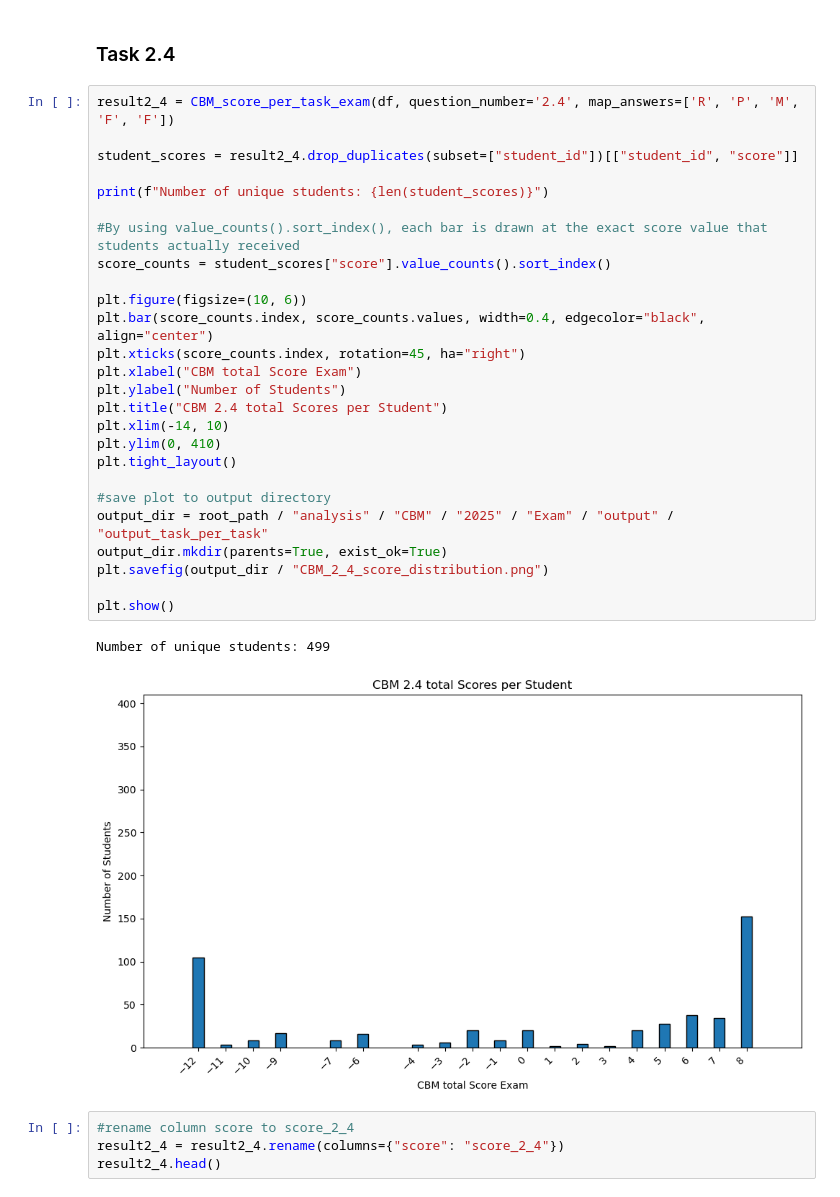
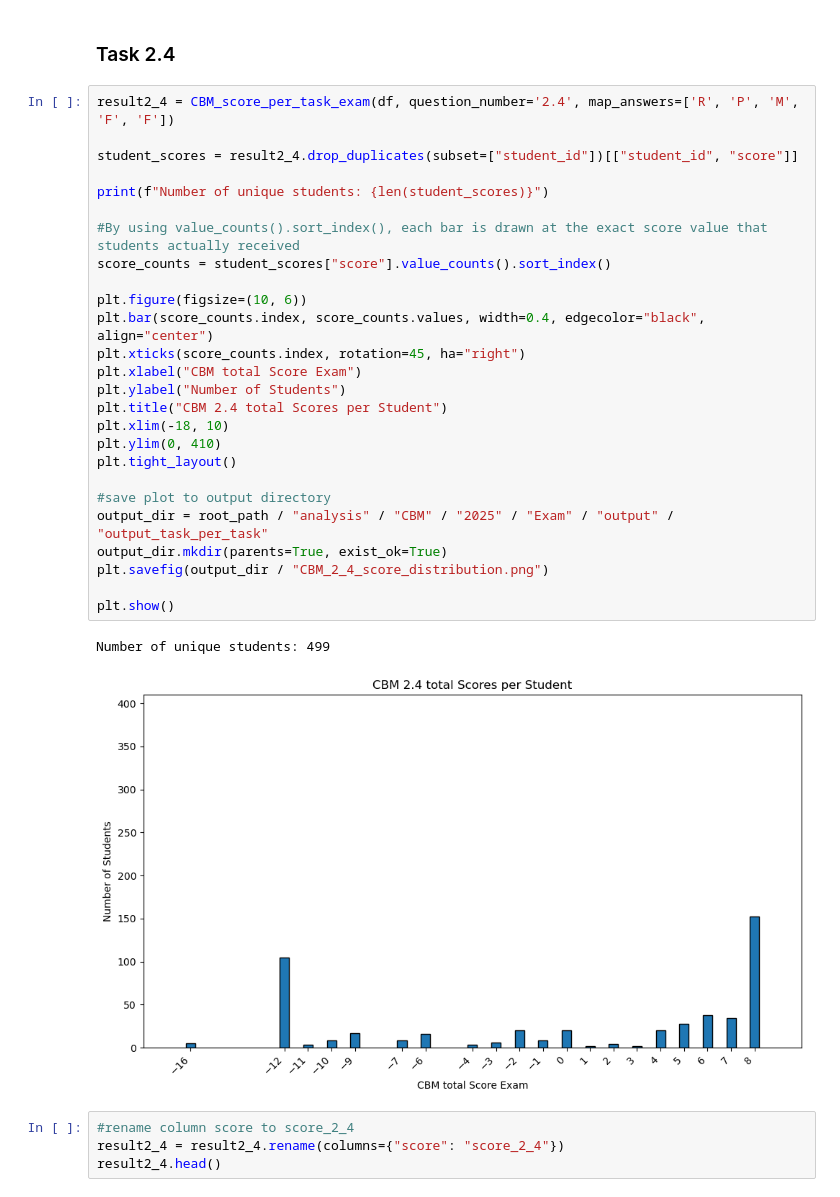
Before and after one commit to juliepe/exam_analysis_H25, a Jupyter notebook: analysis/CBM/2025/Exam/notebooks/5_CBM_score_per_task.ipynb, the cells around one changed output. Cells and saved outputs as stored; diff of their text form.

```diff
--- a/analysis/CBM/2025/Exam/notebooks/5_CBM_score_per_task.ipynb
+++ b/analysis/CBM/2025/Exam/notebooks/5_CBM_score_per_task.ipynb
@@ -162,32 +162,32 @@ result2_3.head()
 # %%
 result2_4 = CBM_score_per_task_exam(df, question_number='2.4', map_answers=['R', 'P', 'M', 'F', 'F'])
 
 student_scores = result2_4.drop_duplicates(subset=["student_id"])[["student_id", "score"]]
 
 print(f"Number of unique students: {len(student_scores)}")
 
 #By using value_counts().sort_index(), each bar is drawn at the exact score value that students actually received
 score_counts = student_scores["score"].value_counts().sort_index()
 
 plt.figure(figsize=(10, 6))
 plt.bar(score_counts.index, score_counts.values, width=0.4, edgecolor="black", align="center")
 plt.xticks(score_counts.index, rotation=45, ha="right")
 plt.xlabel("CBM total Score Exam")
 plt.ylabel("Number of Students")
 plt.title("CBM 2.4 total Scores per Student")
-plt.xlim(-14, 10)
+plt.xlim(-18, 10)
 plt.ylim(0, 410)
 plt.tight_layout()
 
 #save plot to output directory
 output_dir = root_path / "analysis" / "CBM" / "2025" / "Exam" / "output" / "output_task_per_task"
 output_dir.mkdir(parents=True, exist_ok=True)
 plt.savefig(output_dir / "CBM_2_4_score_distribution.png")
 
 plt.show()
 # %% [output]
 Number of unique students: 499
-[figure, old version]
+[figure, new version]
 # %%
 #rename column score to score_2_4
 result2_4 = result2_4.rename(columns={"score": "score_2_4"})
```
Also changed, not shown: parts of 6 cells of this notebook, 12 other files.
